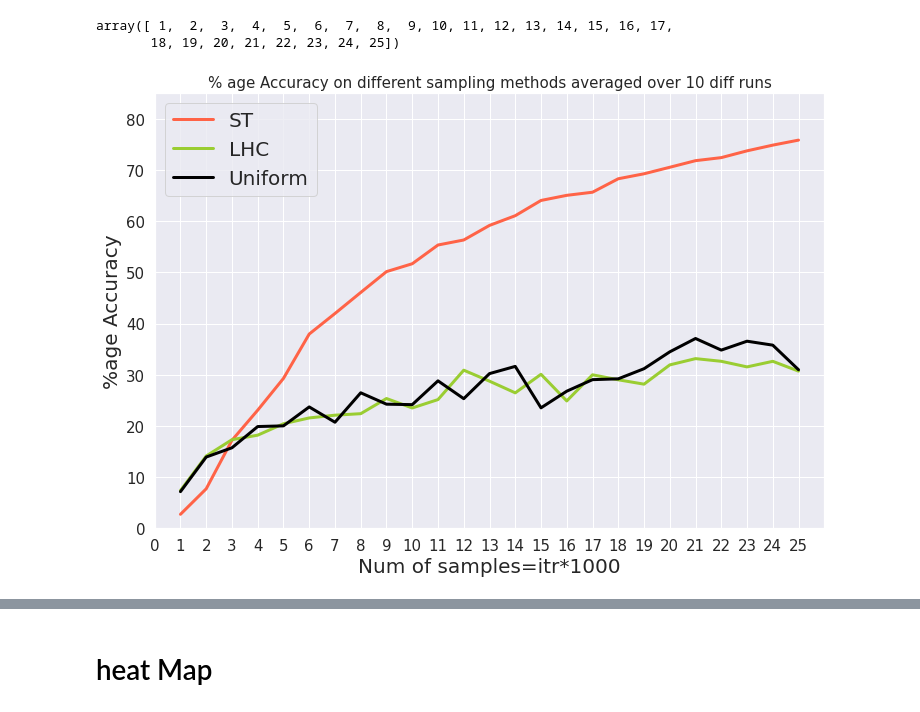
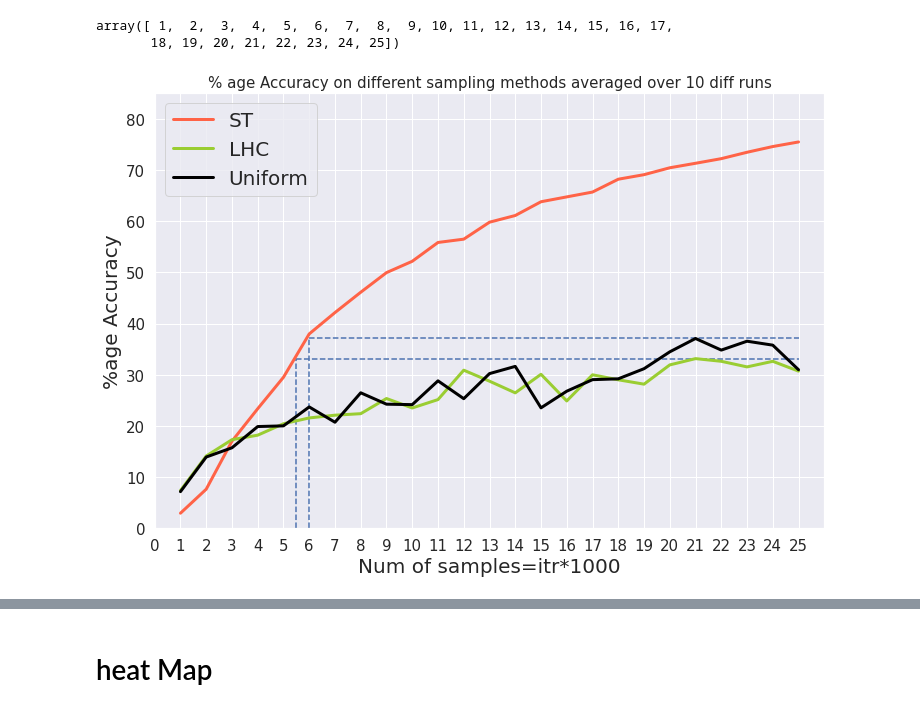
Before and after one commit to vardhah/Batch-mode-DeepAL-for-regression, a Jupyter notebook: results/result_analysis.ipynb, the cells around one changed output, grey strips where cells are left out. Saved outputs shown, nothing was run; the diff lists cells and outputs as text; code cells hidden in the pictures.

```diff
--- a/results/result_analysis.ipynb
+++ b/results/result_analysis.ipynb
@@ -88,9 +88,11 @@ st5=np.array([1771, 6541, 16311, 26936, 40576, 37804, 44315, 52815, 57587, 55669
 st6=np.array([1473,6863, 13922, 19151, 27713,  34693, 37094, 37146, 45919, 50155, 54442, 55459, 56230, 61678, 64099, 67102, 66713, 64315, 68706, 70298, 68891, 71875, 72469,  73991, 75657])
 st7=np.array([7025,13479, 22263, 27340,30630,43260, 42819, 50597, 53846, 55741,54630, 56826, 62441, 61707, 65440, 62517, 66591, 70174,68855, 70909, 72645, 72197, 73072, 76302, 76748])
 st8=np.array([2360, 6154, 16292, 23839, 22089, 39867, 45165, 44205, 48101, 47476, 50888, 48944, 59348, 59116, 63212, 65188, 65865, 67822, 69572, 69515, 70236, 72554, 73293, 75843, 76482])
+st9=np.array([3830, 8867, 18554, 27903, 32276, 42897, 48826, 52344, 52950, 59524, 61540, 59691, 62556, 66308, 65403, 66414, 70201, 70131, 71960, 74026, 74216, 73646, 76210, 77171, 76734])
+st10=np.array([3815, 5801, 14103, 21117, 28561, 33273, 36948, 40284, 45428, 48695, 54185, 54637, 62130, 56268, 60242, 60719,  61511, 65614, 64886, 66106, 64403, 69242, 68550, 69856, 71410])
 # %%
-data_st=st1+st2+st3+st4+st5+st6+st7+st8
-data_st=data_st/8000
+data_st=st1+st2+st3+st4+st5+st6+st7+st8+st9+st10
+data_st=data_st/10000
 data_st
 max_st=np.max(data_st)
 max_st
@@ -160,21 +162,21 @@ array([ 1,  2,  3,  4,  5,  6,  7,  8,  9, 10, 11, 12, 13, 14, 15, 16, 17,
 # %%
 fig,ax=plt.subplots(figsize=(12,8))
 #plt.plot(quotients,c='b',label='ST',linewidth=3.0)
 plt.plot(index,data_st,c='tomato',label='ST',linewidth=3.0)
 plt.plot(index,data_lhc,c='yellowgreen',label='LHC',linewidth=3.0)
 plt.plot(index,data_uni,c='black',label='Uniform',linewidth=3.0)
 plt.legend(fontsize=20)
 ax.tick_params(axis='both', which='major', labelsize=15)
 plt.title('% age Accuracy on different sampling methods averaged over 10 diff runs',fontsize=15)
-#plt.hlines(max_lhc,5.5,25,linestyles= 'dashed')
-#plt.hlines(max_uni,7.1,25,linestyles= 'dashed')
-#plt.vlines(7.1,0,max_uni,linestyles= 'dashed')
-#plt.vlines(5.5,0,max_lhc,linestyles= 'dashed')
+plt.hlines(max_lhc,5.5,25,linestyles= 'dashed')
+plt.hlines(max_uni,6,25,linestyles= 'dashed')
+plt.vlines(6,0,max_uni,linestyles= 'dashed')
+plt.vlines(5.5,0,max_lhc,linestyles= 'dashed')
 plt.xticks(np.arange(0, 25+1, 1.0))
 plt.xlim(0,26)
 plt.ylim(0,85)
 plt.xlabel('Num of samples=itr*1000',fontsize=20)
 plt.ylabel('%age Accuracy',fontsize=20)
 plt.show()
 # %% [output]
-[figure, old version]
+[figure, new version]
```
Also changed, not shown: parts of 12 cells of this notebook, 16 other files.
